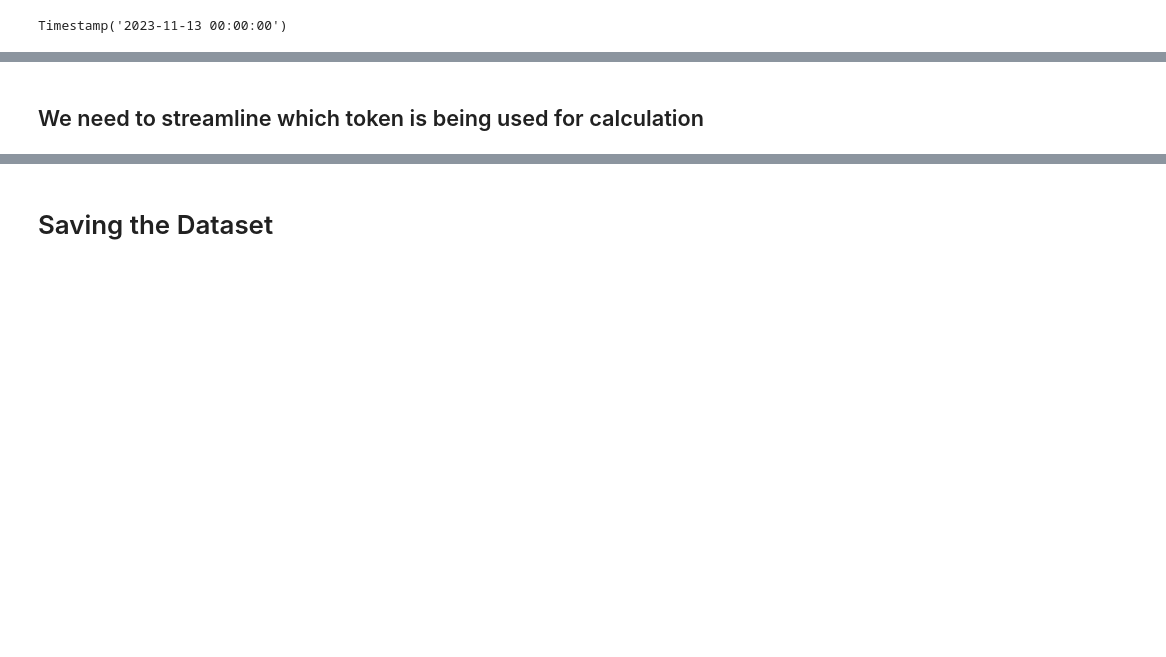
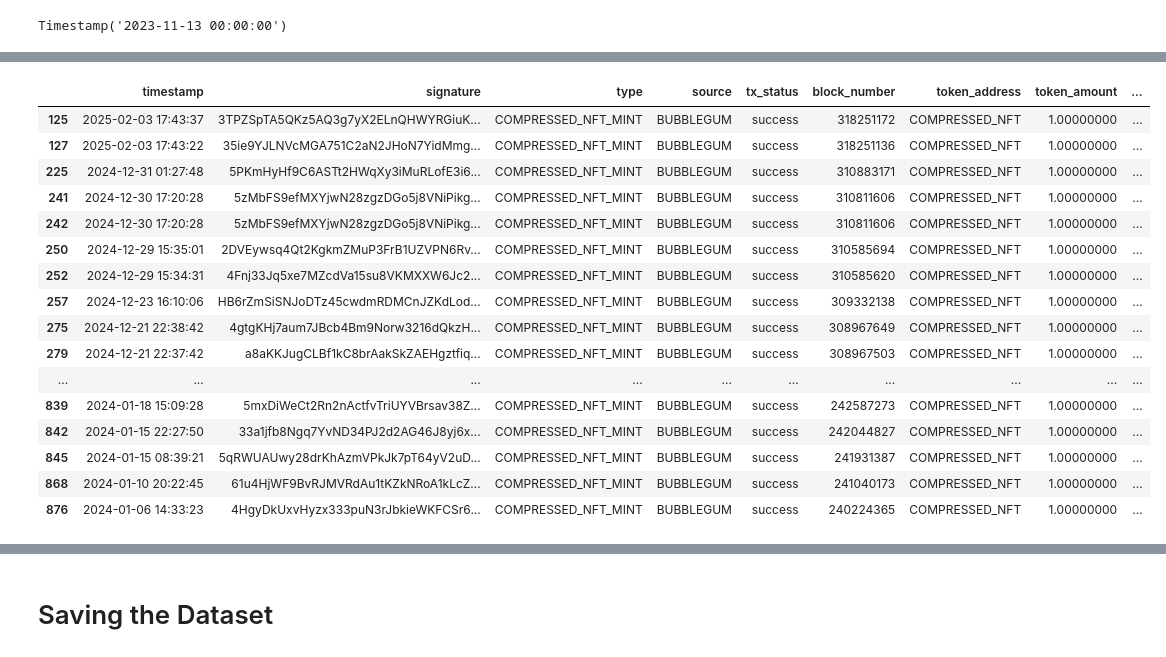
Before and after one commit to apostleoffinance/Solana-Forensic-Analysis-Tool, a Jupyter notebook: notebooks/01_data_exploration.ipynb, the cells around one changed output, grey strips where cells are left out. Saved outputs shown, nothing was run; the diff lists cells and outputs as text; code cells hidden in the pictures; blank space fills up the shorter version.

```diff
--- a/notebooks/01_data_exploration.ipynb
+++ b/notebooks/01_data_exploration.ipynb
@@ -1022,5 +620,5 @@ tx_level_data[['day', 'MINT']]
 # %%
 # Merge the price data into the tx_level_data
-tx_level_data = tx_level_data.merge(prices_data[['day', 'MINT', 'price']], on=['day', 'MINT'], how='left')
+tx_level_data = tx_level_data.merge(prices_data[['day', 'token_address', 'price']], on=['day', 'token_address'], how='left')
 tx_level_data
 # %% [output]
@@ -1040,10 +645,3 @@ tx_level_data
 # %%
-
-
-
 # Create the token_amount_usd column
-tx_level_data['token_amount_usd'] = tx_level_data['token_amount'] * tx_level_data['price']
-tx_level_data['native_sol_amount_usd'] = tx_level_data['Native SOL Amount'] * tx_level_data['price']
-tx_level_data['total_amount_usd'] = tx_level_data['token_amount_usd'].fillna(0) + tx_level_data['native_sol_amount_usd'].fillna(0)
+tx_level_data['token_amount_usd'] = tx_level_data['token_amount'].fillna(0) * tx_level_data['price']
-# %% [markdown]
-## We need to streamline which token is being used for calculation
@@ -1054,0 +648,20 @@ pd.set_option('display.width', 200)
+# %%
+tx_level_data[tx_level_data['token_address']=='COMPRESSED_NFT']
+# %% [output]
+|  | timestamp | signature | type | source | tx_status | block_number | token_address | token_amount | ... |
+| 125 | 2025-02-03 17:43:37 | 3TPZSpTA5QKz5AQ3g7yX2ELnQHWYRGiuK... | COMPRESSED_NFT_MINT | BUBBLEGUM | success | 318251172 | COMPRESSED_NFT | 1.00000000 | ... |
+| 127 | 2025-02-03 17:43:22 | 35ie9YJLNVcMGA751C2aN2JHoN7YidMmg... | COMPRESSED_NFT_MINT | BUBBLEGUM | success | 318251136 | COMPRESSED_NFT | 1.00000000 | ... |
+| 225 | 2024-12-31 01:27:48 | 5PKmHyHf9C6ASTt2HWqXy3iMuRLofE3i6... | COMPRESSED_NFT_MINT | BUBBLEGUM | success | 310883171 | COMPRESSED_NFT | 1.00000000 | ... |
+| 241 | 2024-12-30 17:20:28 | 5zMbFS9efMXYjwN28zgzDGo5j8VNiPikg... | COMPRESSED_NFT_MINT | BUBBLEGUM | success | 310811606 | COMPRESSED_NFT | 1.00000000 | ... |
+| 242 | 2024-12-30 17:20:28 | 5zMbFS9efMXYjwN28zgzDGo5j8VNiPikg... | COMPRESSED_NFT_MINT | BUBBLEGUM | success | 310811606 | COMPRESSED_NFT | 1.00000000 | ... |
+| 250 | 2024-12-29 15:35:01 | 2DVEywsq4Qt2KgkmZMuP3FrB1UZVPN6Rv... | COMPRESSED_NFT_MINT | BUBBLEGUM | success | 310585694 | COMPRESSED_NFT | 1.00000000 | ... |
+| 252 | 2024-12-29 15:34:31 | 4Fnj33Jq5xe7MZcdVa15su8VKMXXW6Jc2... | COMPRESSED_NFT_MINT | BUBBLEGUM | success | 310585620 | COMPRESSED_NFT | 1.00000000 | ... |
+| 257 | 2024-12-23 16:10:06 | HB6rZmSiSNJoDTz45cwdmRDMCnJZKdLod... | COMPRESSED_NFT_MINT | BUBBLEGUM | success | 309332138 | COMPRESSED_NFT | 1.00000000 | ... |
+| 275 | 2024-12-21 22:38:42 | 4gtgKHj7aum7JBcb4Bm9Norw3216dQkzH... | COMPRESSED_NFT_MINT | BUBBLEGUM | success | 308967649 | COMPRESSED_NFT | 1.00000000 | ... |
+| 279 | 2024-12-21 22:37:42 | a8aKKJugCLBf1kC8brAakSkZAEHgztfiq... | COMPRESSED_NFT_MINT | BUBBLEGUM | success | 308967503 | COMPRESSED_NFT | 1.00000000 | ... |
+| ... | ... | ... | ... | ... | ... | ... | ... | ... | ... |
+| 839 | 2024-01-18 15:09:28 | 5mxDiWeCt2Rn2nActfvTriUYVBrsav38Z... | COMPRESSED_NFT_MINT | BUBBLEGUM | success | 242587273 | COMPRESSED_NFT | 1.00000000 | ... |
+| 842 | 2024-01-15 22:27:50 | 33a1jfb8Ngq7YvND34PJ2d2AG46J8yj6x... | COMPRESSED_NFT_MINT | BUBBLEGUM | success | 242044827 | COMPRESSED_NFT | 1.00000000 | ... |
+| 845 | 2024-01-15 08:39:21 | 5qRWUAUwy28drKhAzmVPkJk7pT64yV2uD... | COMPRESSED_NFT_MINT | BUBBLEGUM | success | 241931387 | COMPRESSED_NFT | 1.00000000 | ... |
+| 868 | 2024-01-10 20:22:45 | 61u4HjWF9BvRJMVRdAu1tKZkNRoA1kLcZ... | COMPRESSED_NFT_MINT | BUBBLEGUM | success | 241040173 | COMPRESSED_NFT | 1.00000000 | ... |
+| 876 | 2024-01-06 14:33:23 | 4HgyDkUxvHyzx333puN3rJbkieWKFCSr6... | COMPRESSED_NFT_MINT | BUBBLEGUM | success | 240224365 | COMPRESSED_NFT | 1.00000000 | ... |
```
Also changed, not shown: parts of 84 cells of this notebook, 4 other files.
